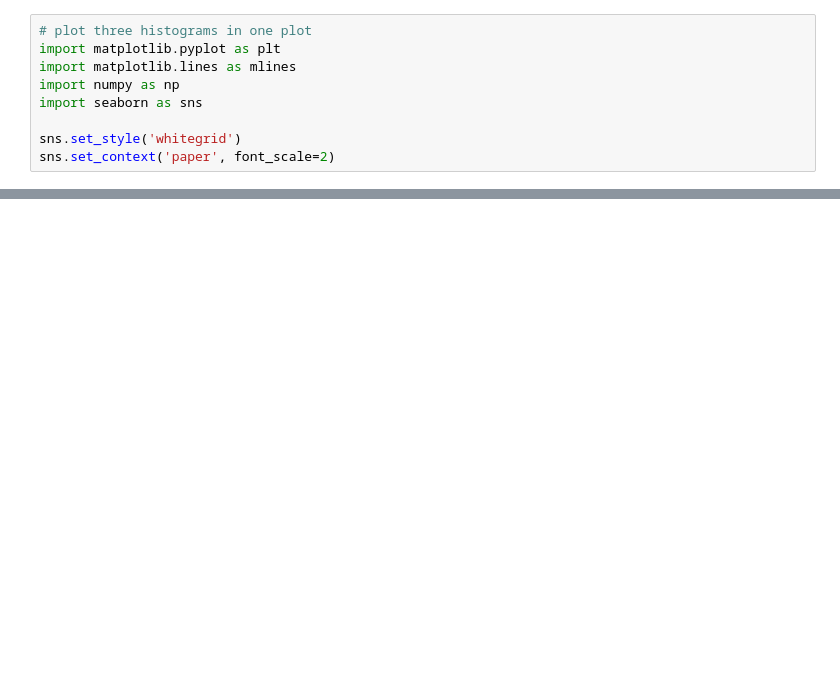
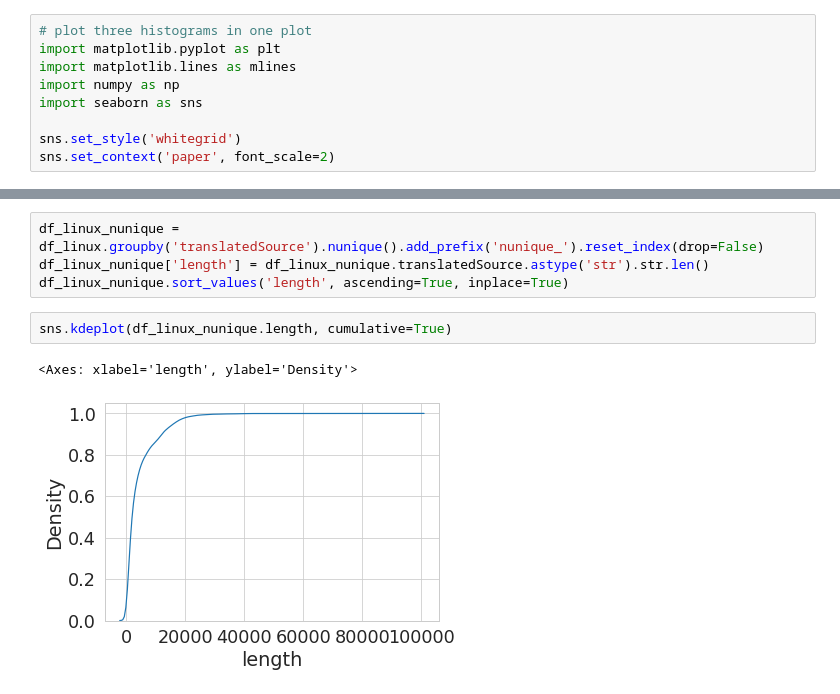
Before and after one commit to yudshj/WebGL-Empirical-Study-new, a Jupyter notebook: 3-4.AnalyzeRaf/translated_shader_analyze.ipynb, the cells around one changed output, grey strips where cells are left out. Drawn from its saved outputs; the diff is of its cells as text; blank space fills up the shorter version.

```diff
--- a/3-4.AnalyzeRaf/translated_shader_analyze.ipynb
+++ b/3-4.AnalyzeRaf/translated_shader_analyze.ipynb
@@ -121,0 +267,9 @@ plt.savefig('fig/results_shader_translated_shader_len.pdf', bbox_inches='tight')
+# %%
+df_linux_nunique = df_linux.groupby('translatedSource').nunique().add_prefix('nunique_').reset_index(drop=False)
+df_linux_nunique['length'] = df_linux_nunique.translatedSource.astype('str').str.len()
+df_linux_nunique.sort_values('length', ascending=True, inplace=True)
+# %%
+sns.kdeplot(df_linux_nunique.length, cumulative=True)
+# %% [output]
+<Axes: xlabel='length', ylabel='Density'>
+[figure, added]
```
Also changed, not shown: parts of 30 cells of this notebook, 19 other files.
